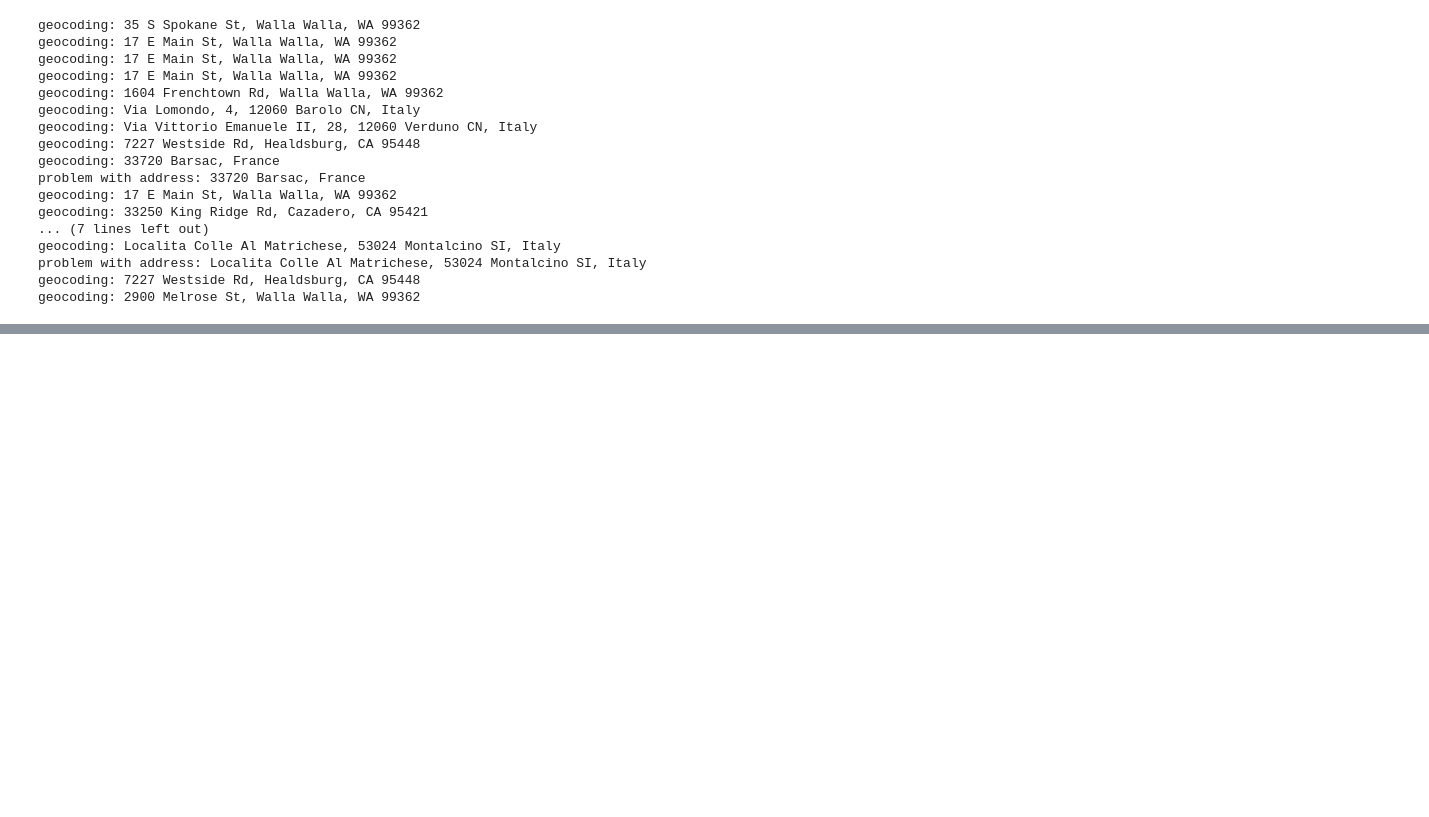
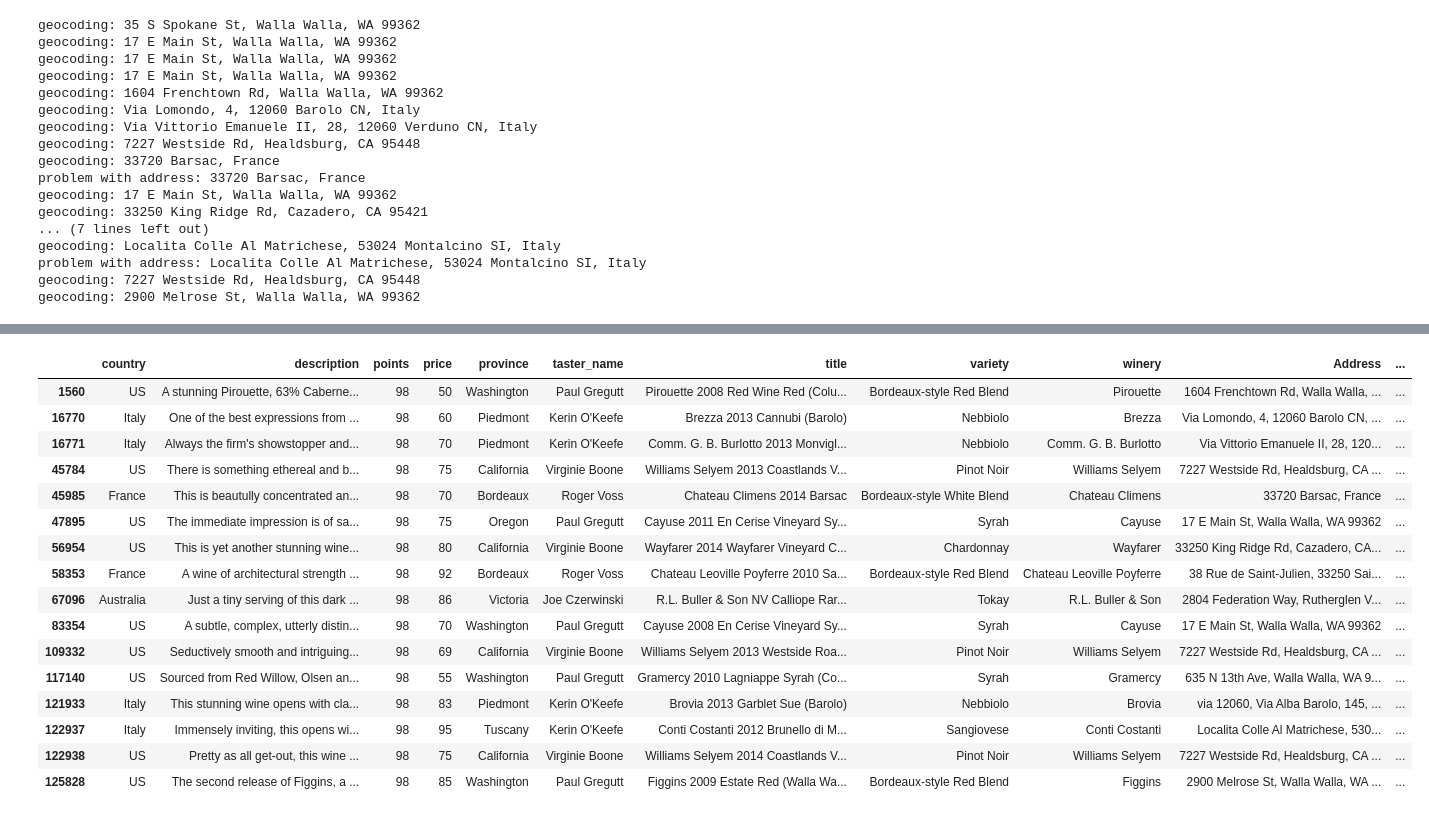
Before and after one commit to saraegregg/Les_Sommeliers, a Jupyter notebook: Mapping/Google API Work.ipynb, the cells around one changed output, grey strips where cells are left out. Cells and saved outputs as stored; diff of their text form; code cells hidden in the pictures; blank space fills up the shorter version.

```diff
--- a/Mapping/Google API Work.ipynb
+++ b/Mapping/Google API Work.ipynb
@@ -304,0 +305,9 @@ top_wine_data1_df.to_json('../static/resources/top_wine_data.json')
+# %%
+#create new DFs for 100
+wine100_df = top_wine_data1_df[top_wine_data1_df.points==100]
+
+
+wine99_df = top_wine_data1_df[top_wine_data1_df.points==99]
+
+
+wine98_df = top_wine_data1_df[top_wine_data1_df.points==98]
@@ -304,0 +328,21 @@ top_wine_data1_df.to_json('../static/resources/top_wine_data.json')
+# %%
+#check df
+wine98_df
+# %% [output]
+|  | country | description | points | price | province | taster_name | title | variety | winery | Address | ... |
+| 1560 | US | A stunning Pirouette, 63% Caberne... | 98 | 50 | Washington | Paul Gregutt | Pirouette 2008 Red Wine Red (Colu... | Bordeaux-style Red Blend | Pirouette | 1604 Frenchtown Rd, Walla Walla, ... | ... |
+| 16770 | Italy | One of the best expressions from ... | 98 | 60 | Piedmont | Kerin O'Keefe | Brezza 2013 Cannubi (Barolo) | Nebbiolo | Brezza | Via Lomondo, 4, 12060 Barolo CN, ... | ... |
+| 16771 | Italy | Always the firm's showstopper and... | 98 | 70 | Piedmont | Kerin O'Keefe | Comm. G. B. Burlotto 2013 Monvigl... | Nebbiolo | Comm. G. B. Burlotto | Via Vittorio Emanuele II, 28, 120... | ... |
+| 45784 | US | There is something ethereal and b... | 98 | 75 | California | Virginie Boone | Williams Selyem 2013 Coastlands V... | Pinot Noir | Williams Selyem | 7227 Westside Rd, Healdsburg, CA ... | ... |
+| 45985 | France | This is beautully concentrated an... | 98 | 70 | Bordeaux | Roger Voss | Chateau Climens 2014 Barsac | Bordeaux-style White Blend | Chateau Climens | 33720 Barsac, France | ... |
+| 47895 | US | The immediate impression is of sa... | 98 | 75 | Oregon | Paul Gregutt | Cayuse 2011 En Cerise Vineyard Sy... | Syrah | Cayuse | 17 E Main St, Walla Walla, WA 99362 | ... |
+| 56954 | US | This is yet another stunning wine... | 98 | 80 | California | Virginie Boone | Wayfarer 2014 Wayfarer Vineyard C... | Chardonnay | Wayfarer | 33250 King Ridge Rd, Cazadero, CA... | ... |
+| 58353 | France | A wine of architectural strength ... | 98 | 92 | Bordeaux | Roger Voss | Chateau Leoville Poyferre 2010 Sa... | Bordeaux-style Red Blend | Chateau Leoville Poyferre | 38 Rue de Saint-Julien, 33250 Sai... | ... |
+| 67096 | Australia | Just a tiny serving of this dark ... | 98 | 86 | Victoria | Joe Czerwinski | R.L. Buller & Son NV Calliope Rar... | Tokay | R.L. Buller & Son | 2804 Federation Way, Rutherglen V... | ... |
+| 83354 | US | A subtle, complex, utterly distin... | 98 | 70 | Washington | Paul Gregutt | Cayuse 2008 En Cerise Vineyard Sy... | Syrah | Cayuse | 17 E Main St, Walla Walla, WA 99362 | ... |
+| 109332 | US | Seductively smooth and intriguing... | 98 | 69 | California | Virginie Boone | Williams Selyem 2013 Westside Roa... | Pinot Noir | Williams Selyem | 7227 Westside Rd, Healdsburg, CA ... | ... |
+| 117140 | US | Sourced from Red Willow, Olsen an... | 98 | 55 | Washington | Paul Gregutt | Gramercy 2010 Lagniappe Syrah (Co... | Syrah | Gramercy | 635 N 13th Ave, Walla Walla, WA 9... | ... |
+| 121933 | Italy | This stunning wine opens with cla... | 98 | 83 | Piedmont | Kerin O'Keefe | Brovia 2013 Garblet Sue (Barolo) | Nebbiolo | Brovia | via 12060, Via Alba Barolo, 145, ... | ... |
+| 122937 | Italy | Immensely inviting, this opens wi... | 98 | 95 | Tuscany | Kerin O'Keefe | Conti Costanti 2012 Brunello di M... | Sangiovese | Conti Costanti | Localita Colle Al Matrichese, 530... | ... |
+| 122938 | US | Pretty as all get-out, this wine ... | 98 | 75 | California | Virginie Boone | Williams Selyem 2014 Coastlands V... | Pinot Noir | Williams Selyem | 7227 Westside Rd, Healdsburg, CA ... | ... |
+| 125828 | US | The second release of Figgins, a ... | 98 | 85 | Washington | Paul Gregutt | Figgins 2009 Estate Red (Walla Wa... | Bordeaux-style Red Blend | Figgins | 2900 Melrose St, Walla Walla, WA ... | ... |
```
Also changed, not shown: parts of 17 cells of this notebook, 6 other files.
